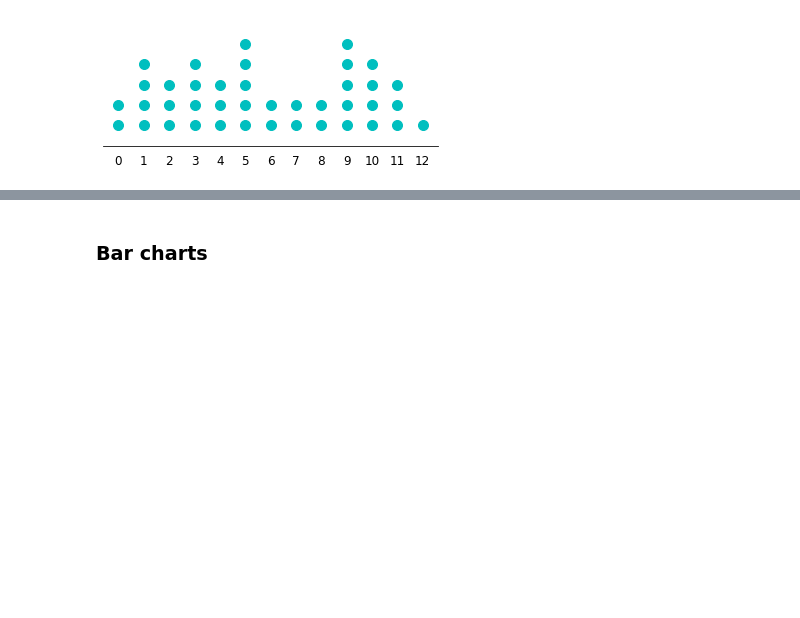
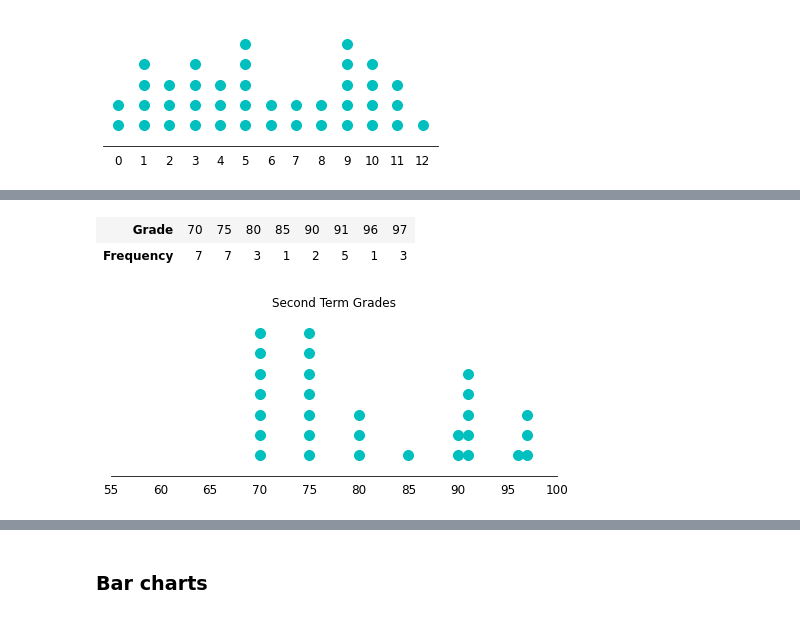
Before and after one commit to chrishuson/chrishuson.github.io, a Jupyter notebook: templates/stats-slide-deck.ipynb, the cells around one changed output, grey strips where cells are left out. Saved outputs shown, nothing was run; the diff lists cells and outputs as text; code cells hidden in the pictures; blank space fills up the shorter version.

```diff
--- a/templates/stats-slide-deck.ipynb
+++ b/templates/stats-slide-deck.ipynb
@@ -141,0 +161,26 @@ plt.show()
+# %%
+
+values, counts = np.unique(data, return_counts=True)
+data_frequency = pd.DataFrame({'Grade': values, 'Frequency': counts})
+data_frequency.T.style.hide(axis=1)
+# %% [output]
+| Grade | 70 | 75 | 80 | 85 | 90 | 91 | 96 | 97 |
+| Frequency | 7 | 7 | 3 | 1 | 2 | 5 | 1 | 3 |
+# %%
+
+fig, ax = plt.subplots(figsize=(8, 3))
+for value, count in zip(values, counts):
+    ax.plot([value]*count, list(range(count)), 'co', ms=10, linestyle='')
+for spine in ['top', 'right', 'left']:
+    ax.spines[spine].set_visible(False)
+ax.yaxis.set_visible(False)
+#plt.ylabel('Frequency')
+ax.set_ylim(-1, max(counts))
+ax.set_xticks([55, 60, 65, 70, 75, 80, 85, 90, 95, 100])
+#ax.set_xticks(range(min(values), max(values)+1))
+ax.tick_params(axis='x', length=0, pad=8, labelsize=12)
+
+plt.title('Second Term Grades')
+plt.show()
+# %% [output]
+[figure, added]
```
Also changed, not shown: parts of 7 cells of this notebook, 1 other file.
